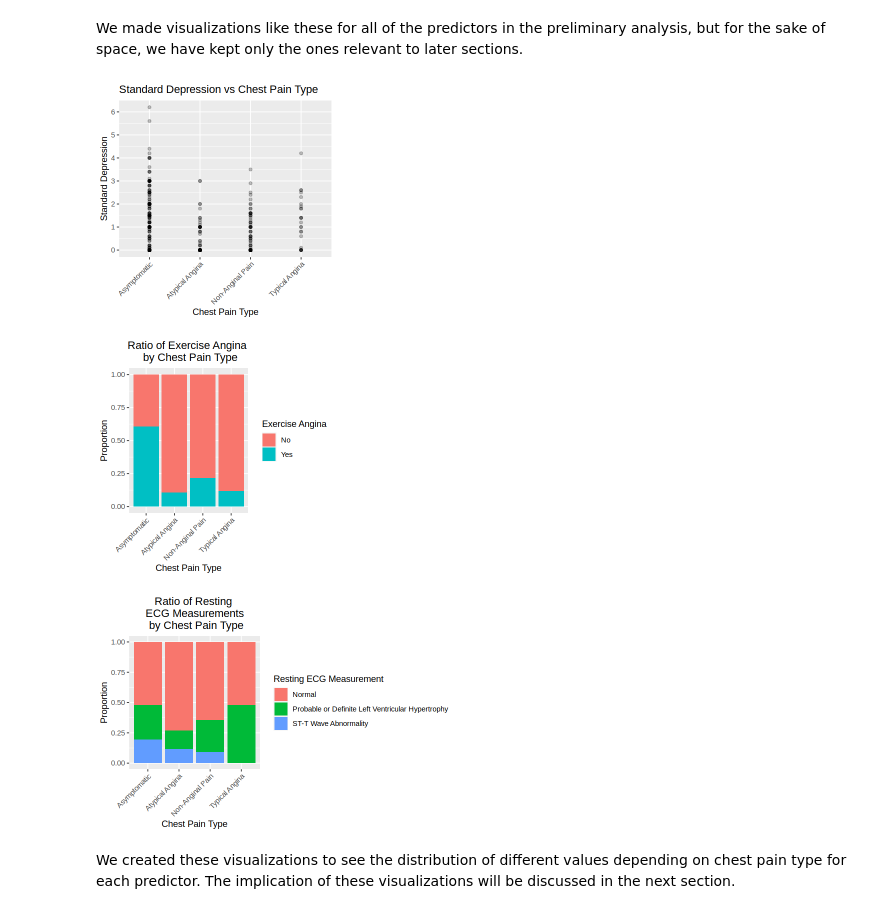
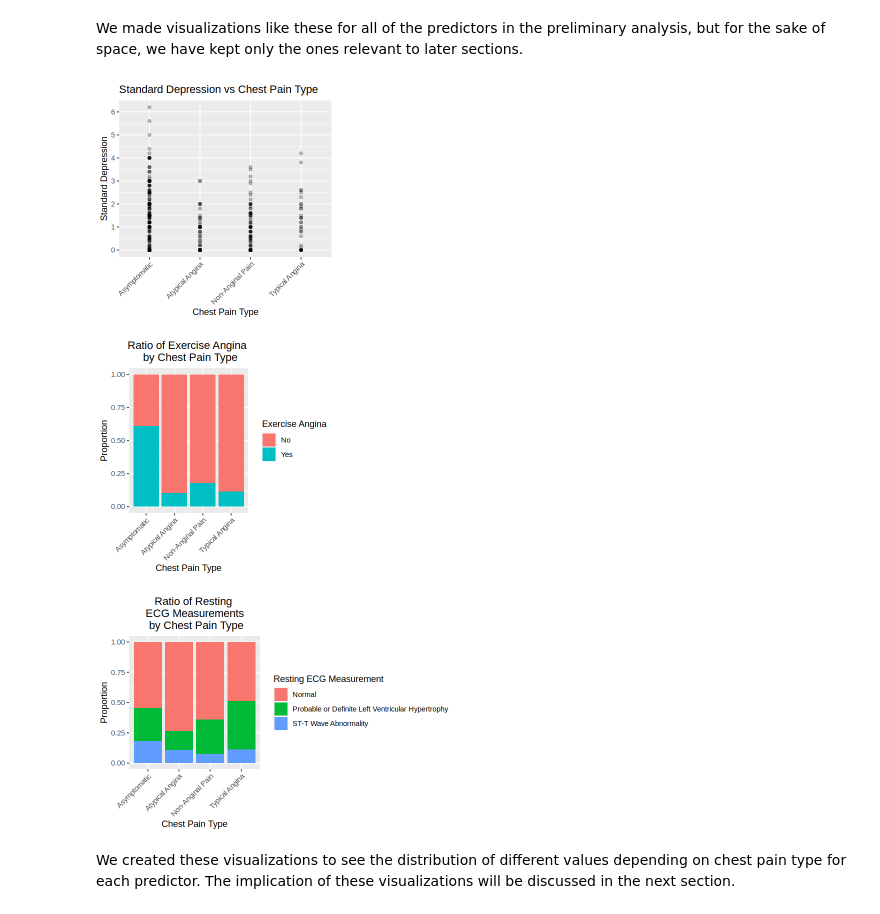
Before and after one commit to blu-01/DSCI-100-003-Group-21, a Jupyter notebook: proposal rough work/FinalProposal.ipynb, the cells around one changed output. Cells and saved outputs as stored; diff of their text form; code cells hidden in the pictures.

```diff
--- a/proposal rough work/FinalProposal.ipynb
+++ b/proposal rough work/FinalProposal.ipynb
@@ -264,40 +270,40 @@ We made visualizations like these for all of the predictors in the preliminary a
 # %%
 options(repr.plot.height = 4, repr.plot.width = 4)
 
-PainVsDepression <- data_train |>
+PainVsDepression <- editedData |>
     ggplot(aes(x = chest_pain_type, y = st_depression)) +
     geom_point(alpha = 0.25) +
     labs(x= "Chest Pain Type", title="Standard Depression vs Chest Pain Type") +
     scale_x_discrete(labels = c("Asymptomatic", "Atypical Angina", "Non-Anginal Pain", "Typical Angina")) +
     scale_y_continuous("Standard Depression", breaks = seq(0, 10, by = 1)) +
     theme(axis.text.x = element_text(angle = 45, hjust = 1))
 
-PainVsRestECG <- data_train |>
+PainVsRestECG <- editedData |>
     na.omit() |>
     ggplot(aes(x = chest_pain_type, fill = rest_ecg_results)) +
     geom_bar(position = "fill") +
     scale_x_discrete(labels = c("Asymptomatic", "Atypical Angina", "Non-Anginal Pain", "Typical Angina")) +
     theme(axis.text.x = element_text(angle = 45, hjust = 1), plot.title = element_text(hjust = 0.5)) +
     labs(x= "Chest Pain Type", y = "Proportion", title="Ratio of Resting \n ECG Measurements \n by Chest Pain Type", fill = "Resting ECG Measurement")
 
-PainVsExerciseAngina <- data_train |>
+PainVsExerciseAngina <- editedData |>
     na.omit() |>
     ggplot(aes(x = chest_pain_type, fill = exercise_angina)) +
     geom_bar(position = "fill") +
     scale_x_discrete(labels = c("Asymptomatic", "Atypical Angina", "Non-Anginal Pain", "Typical Angina")) +
     theme(axis.text.x = element_text(angle = 45, hjust = 1), plot.title = element_text(hjust = 0.5)) +
     labs(x= "Chest Pain Type", y = "Proportion", title="Ratio of Exercise Angina \n by Chest Pain Type", fill = "Exercise Angina")
 
 PainVsDepression
 PainVsExerciseAngina
 # %% [output]
-[figure, old version]
+[figure, new version]
-[figure, old version]
+[figure, new version]
 # %%
 options(repr.plot.height = 4, repr.plot.width = 6)
 PainVsRestECG
 # %% [output]
-[figure, old version]
+[figure, new version]
 # %% [markdown]
 We created these visualizations to see the distribution of different values depending on chest pain type for each predictor. The implication of these visualizations will be discussed in the next section.
 # %% [markdown]
```
Also changed, not shown: parts of 9 cells of this notebook.
